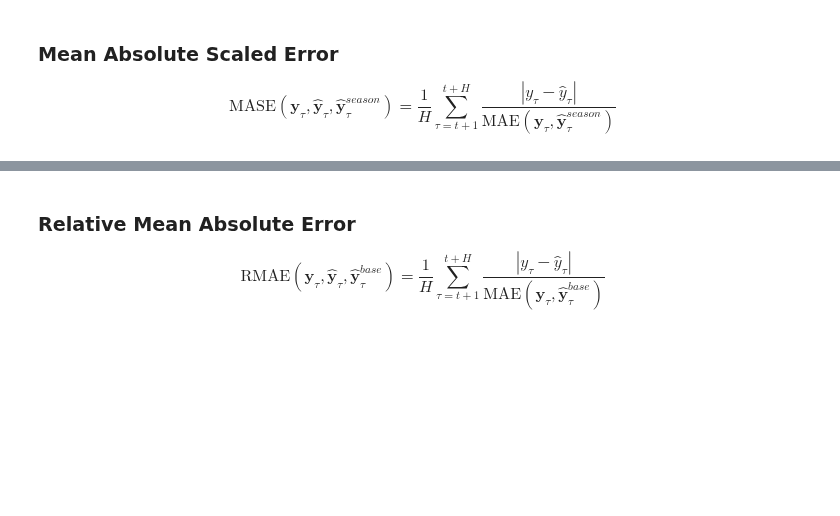
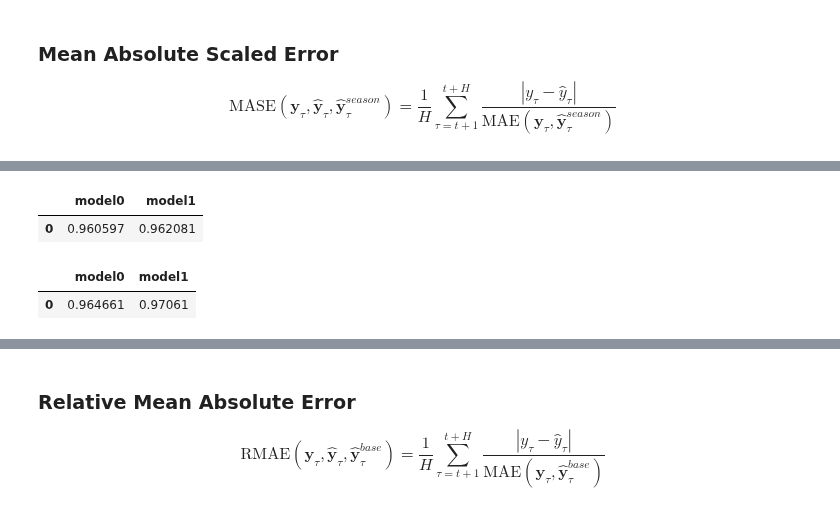
Before and after one commit to Nixtla/utilsforecast, a Jupyter notebook: nbs/losses.ipynb, the cells around one changed output, grey strips where cells are left out. Cells and saved outputs as stored; diff of their text form; code cells hidden in the pictures; blank space fills up the shorter version.

```diff
--- a/nbs/losses.ipynb
+++ b/nbs/losses.ipynb
@@ -461,2 +695,12 @@ def mase(
+# %%
+mase(series, models, seasonality=7, train_df=series, agg_by=None)
+# %% [output]
+|  | model0 | model1 |
+| 0 | 0.960597 | 0.962081 |
+# %%
+mase(series, models, seasonality=7, train_df=series, agg_by=[['unique_id'], None])
+# %% [output]
+|  | model0 | model1 |
+| 0 | 0.964661 | 0.97061 |
 # %%
 show_doc(mase, title_level=4)
```
Also changed, not shown: parts of 22 cells of this notebook, 3 other files.
